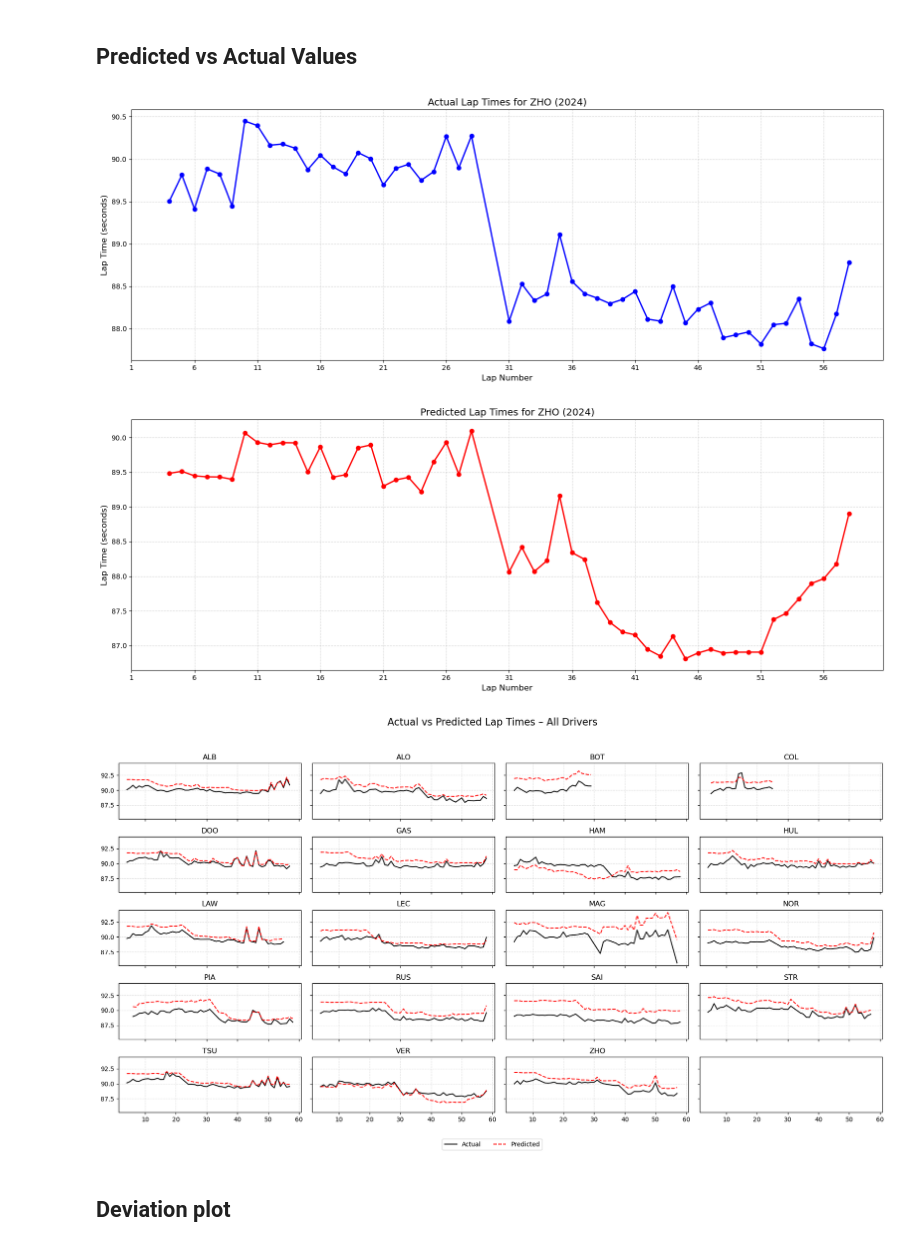
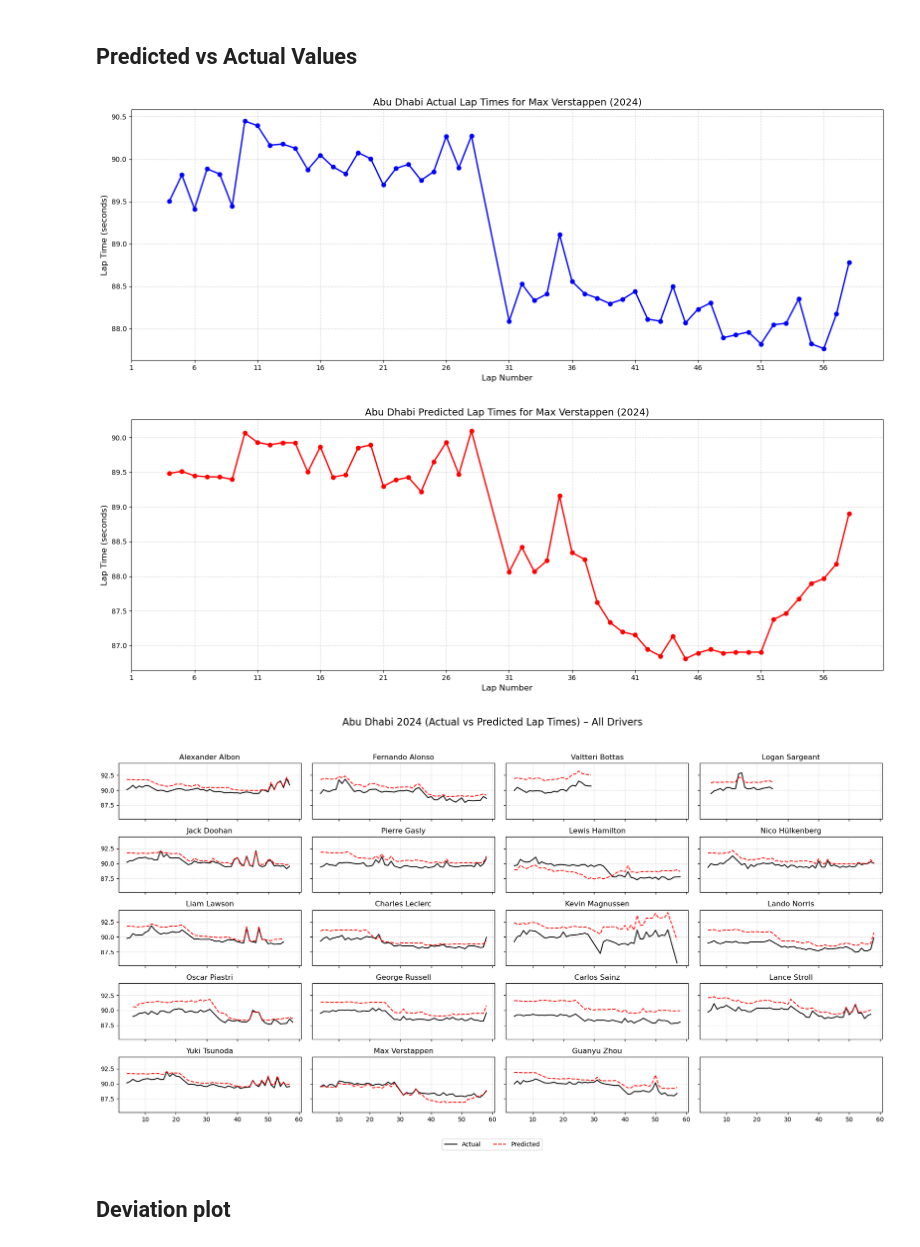
Before and after one commit to sravan1023/CMPE-257, a Jupyter notebook: notebooks/5_Visualization.ipynb, the cells around one changed output. Cells and saved outputs as stored; diff of their text form; code cells hidden in the pictures.

```diff
--- a/notebooks/5_Visualization.ipynb
+++ b/notebooks/5_Visualization.ipynb
@@ -37,62 +37,68 @@ driver_predictions = gbr_model.predict(driver_test_encoded.drop("LapTimeSeconds"
 
 lap_numbers = driver_test_features["LapNumber"].values
 actual_lap_times = driver_test_features["LapTimeSeconds"].values
+# %%
+driver_name = { "VER": "Max Verstappen", "HAM": "Lewis Hamilton", "PIA": "Oscar Piastri", "NOR": "Lando Norris", "LEC": "Charles Leclerc",  "RUS": "George Russell",
+    "ALO": "Fernando Alonso", "SAI": "Carlos Sainz", "TSU": "Yuki Tsunoda", "ALB": "Alexander Albon", "HUL": "Nico Hülkenberg", "DOO": "Jack Doohan", "COL": "Logan Sargeant",
+    "LAW": "Liam Lawson", "ZHO": "Guanyu Zhou", "GAS": "Pierre Gasly", "STR": "Lance Stroll", "BOT": "Valtteri Bottas", "MAG": "Kevin Magnussen"
+}
 # %%
 plt.figure(figsize=(16, 6))
 plt.plot(lap_numbers, actual_lap_times, marker='o', linestyle='-', color='blue', linewidth=2)
-plt.title(f"Actual Lap Times for {driver} (2024)", fontsize=14)
+plt.title(f"Abu Dhabi Actual Lap Times for {driver_name.get(driver, driver)} (2024)", fontsize=14)
+#plt.title(f"Actual Lap Times for {driver_name} (2024)", fontsize=14)
 plt.xlabel("Lap Number", fontsize=12)
 plt.ylabel("Lap Time (seconds)", fontsize=12)
 plt.grid(True, linestyle='--', alpha=0.5)
 plt.xticks(range(1, int(max(lap_numbers)), 5))
 plt.tight_layout()
-plt.savefig("C:/visuals/actual_laptimes_ver.png", dpi=300, bbox_inches='tight')
+#plt.savefig("/visuals/actual_laptimes_ver.png", dpi=300, bbox_inches='tight')
 plt.show()
 # %% [output]
-[figure, old version]
+[figure, new version]
 # %%
 plt.figure(figsize=(16, 6))
 plt.plot(lap_numbers, driver_predictions, marker='o', linestyle='-', color='red', linewidth=2)
-plt.title(f"Predicted Lap Times for {driver} (2024)", fontsize=14)
+plt.title(f"Abu Dhabi Predicted Lap Times for {driver_name.get(driver, driver)} (2024)", fontsize=14)
 plt.xlabel("Lap Number", fontsize=12)
 plt.ylabel("Lap Time (seconds)", fontsize=12)
 plt.grid(True, linestyle='--', alpha=0.5)
 plt.xticks(range(1, int(max(lap_numbers)), 5))
 plt.tight_layout()
-plt.savefig("C:/visuals/predicted_laptimes_ver.png", dpi=300, bbox_inches='tight')
+#plt.savefig("/visuals/predicted_laptimes_ver.png", dpi=300, bbox_inches='tight')
 plt.show()
 # %% [output]
-[figure, old version]
+[figure, new version]
 # %%
 unique_drivers = sorted(test_features['Driver'].unique())
 cols = 4
 rows = int(np.ceil(len(unique_drivers) / cols))
 
 fig, axes = plt.subplots(rows, cols, figsize=(18, 10), sharex=True, sharey=True)
 axes = axes.flatten()
 
 for i, driver in enumerate(unique_drivers):
     df_driver = test_features[test_features['Driver'] == driver].copy()
     df_driver = df_driver.sort_values("LapNumber")
     encoded_driver = test_encoded.loc[df_driver.index]
 
     y_true = df_driver["LapTimeSeconds"].values
     y_pred = gbr_model.predict(encoded_driver.drop("LapTimeSeconds", axis=1))
     laps = df_driver["LapNumber"].values
 
     axes[i].plot(laps, y_true, label="Actual", color='black', linewidth=1.5)
     axes[i].plot(laps, y_pred, label="Predicted", linestyle='--', color='red')
-    axes[i].set_title(driver)
+    axes[i].set_title(driver_name.get(driver, driver))
     axes[i].grid(True, linestyle='--', alpha=0.4)
 
 # Legend on outside
-fig.suptitle("Actual vs Predicted Lap Times – All Drivers", fontsize=16)
+fig.suptitle("Abu Dhabi 2024 (Actual vs Predicted Lap Times) – All Drivers", fontsize=16)
 fig.legend(["Actual", "Predicted"], loc='lower center', ncol=2)
 plt.tight_layout(rect=[0, 0.05, 1, 0.95])
-plt.savefig("C:/visuals/laptimes_drivers.png", dpi=300, bbox_inches='tight')
+#plt.savefig("C:/visuals/laptimes_drivers.png", dpi=300, bbox_inches='tight')
 plt.show()
 # %% [output]
-[figure, old version]
+[figure, new version]
 # %% [markdown]
 ## Deviation plot
 # %%
```
Also changed, not shown: parts of 5 cells of this notebook, 1 other file.
